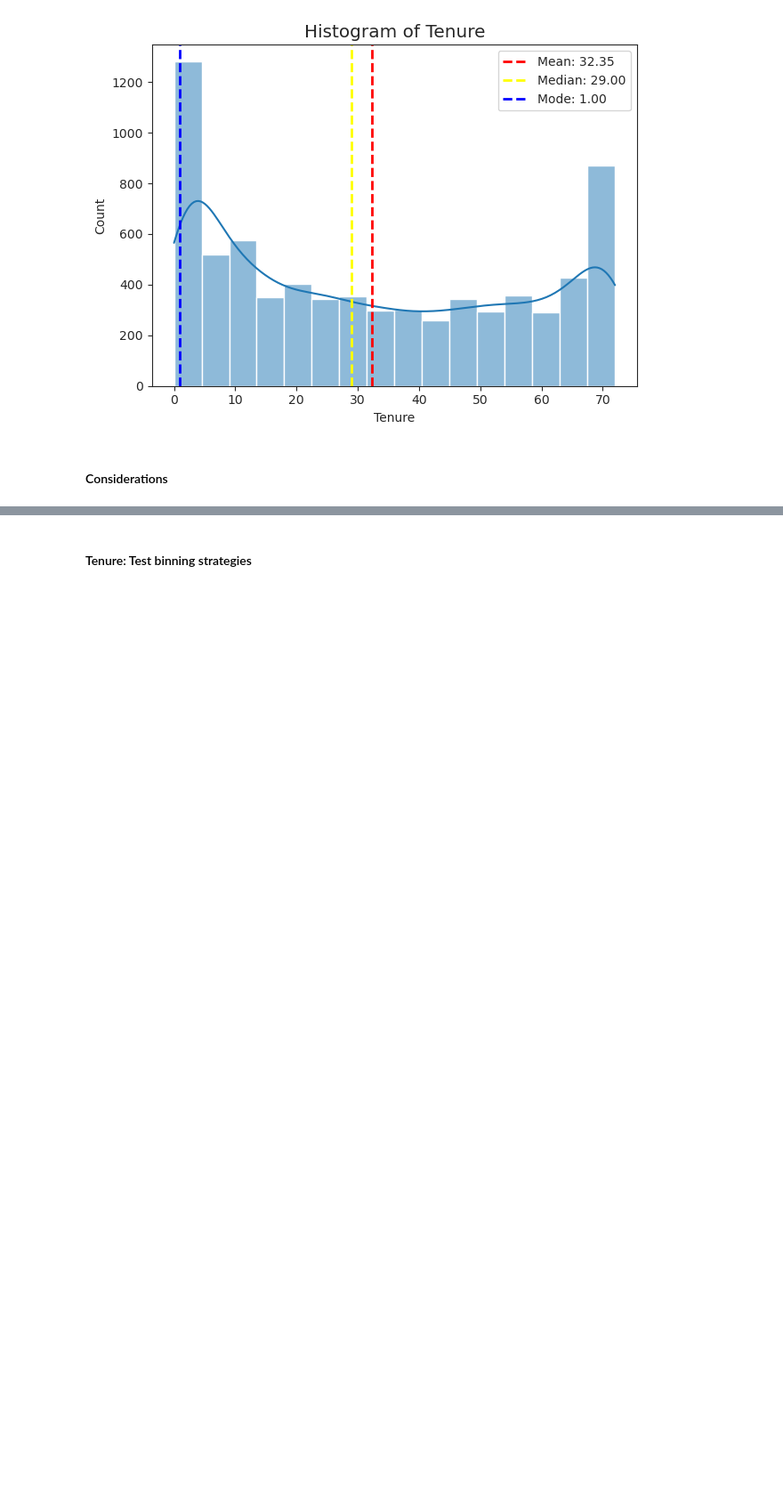
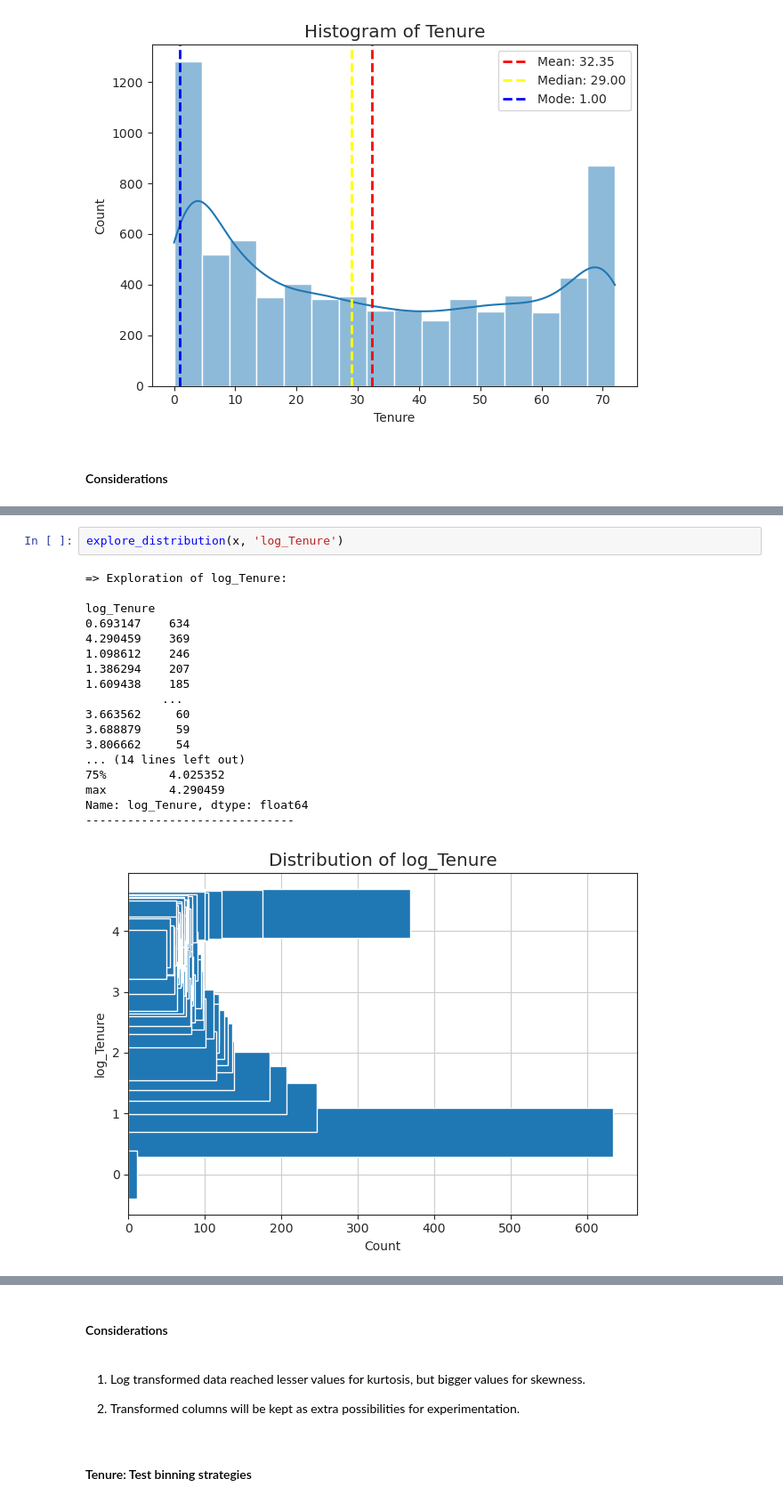
Before and after one commit to DanielCrema/oracle-one-data-science-challenge3-telecom-x-2, a Jupyter notebook: main.ipynb, the cells around one changed output, grey strips where cells are left out. Shown at 89% size. Saved outputs shown, nothing was run; the diff lists cells and outputs as text; blank space fills up the shorter version.

```diff
--- a/main.ipynb
+++ b/main.ipynb
@@ -319,0 +368,21 @@ Name: Tenure, dtype: float64
+# %%
+explore_distribution(x, 'log_Tenure')
+# %% [output]
+=> Exploration of log_Tenure:
+
+log_Tenure
+0.693147    634
+4.290459    369
+1.098612    246
+1.386294    207
+1.609438    185
+           ...
+3.663562     60
+3.688879     59
+3.806662     54
+... (14 lines left out)
+75%         4.025352
+max         4.290459
+Name: log_Tenure, dtype: float64
+------------------------------
+[figure, added]
@@ -320,3 +391,9 @@ Name: Tenure, dtype: float64
+# %% [markdown]
+#### Considerations
+# %% [markdown]
+1. Log transformed data reached lesser values for kurtosis, but bigger values for skewness.
+
+2. Transformed columns will be kept as extra possibilities for experimentation.
 # %% [markdown]
 #### Tenure: Test binning strategies
 # %% [markdown]
```
Also changed, not shown: parts of 68 cells of this notebook.
